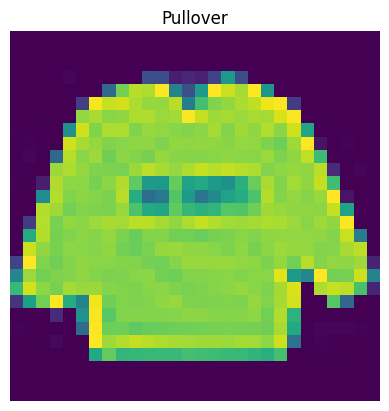
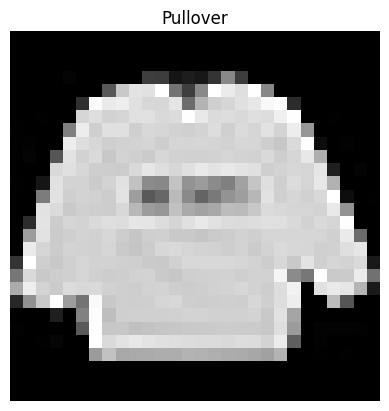
The change to this notebook cell's code, shown as a diff; its figure went from the first image to the second:
--- before
+++ after
@@ -4,5 +4,5 @@
 for i,j in zip(x_train[:5],y_train[:5]):
     i1 = i.cpu().reshape(28,28)
-    plt.imshow(i1)
+    plt.imshow(i1 ,cmap="gray")
     plt.title(label=Labels[j.item()])
     plt.axis("off")

Commit: commit